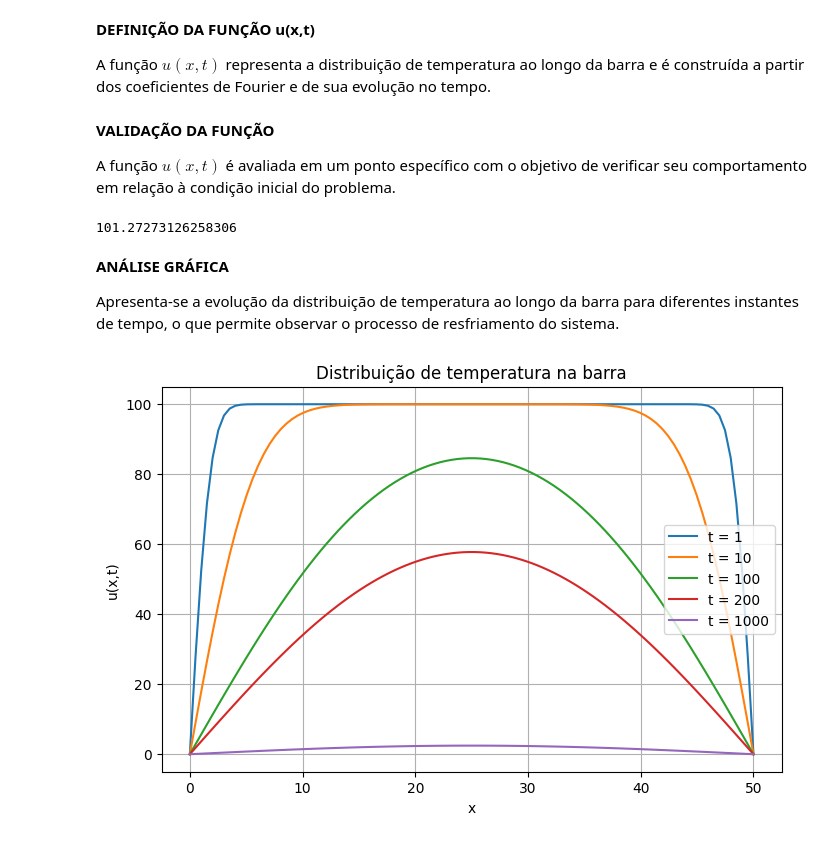
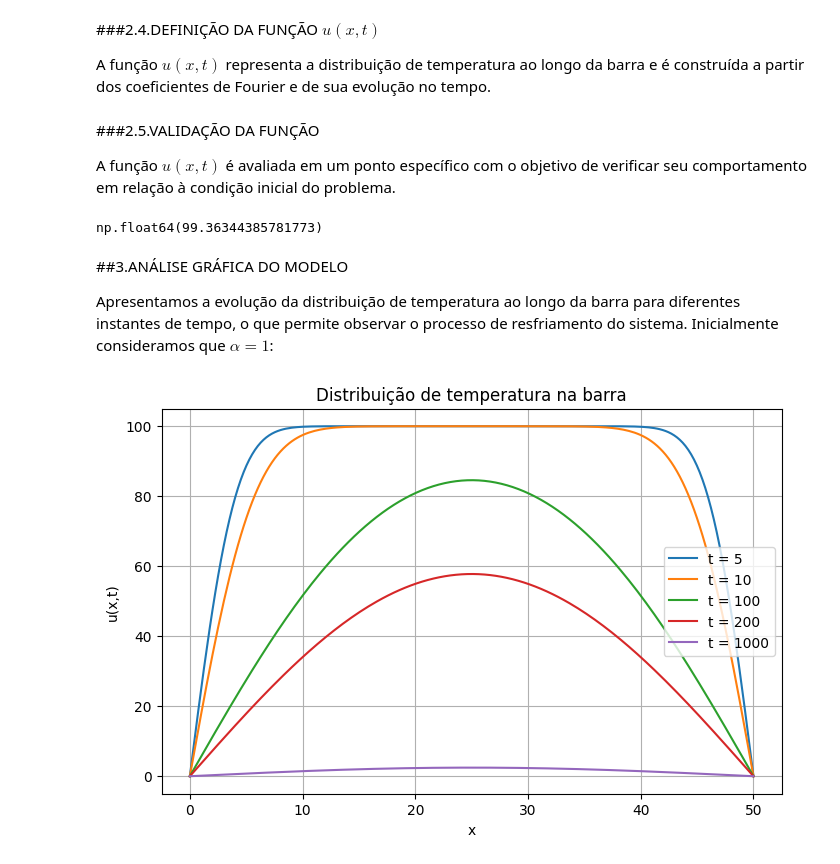
Before and after one commit to Adiel13/Proyecto_grupo3, a Jupyter notebook: Atividade_1_Fundamentos_Matemáticos.ipynb, the cells around one changed output. Cells and saved outputs as stored; diff of their text form; code cells hidden in the pictures.

```diff
--- a/Atividade_1_Fundamentos_Matemáticos.ipynb
+++ b/Atividade_1_Fundamentos_Matemáticos.ipynb
@@ -35,3 +52,4 @@ O objetivo é determinar a função $u(x,t)$ que descreve a distribuição de te
 # constantes da condição de fronteira
 L = 50
 T = 100
+alpha = 1
@@ -54,54 +73,57 @@ def F(n):
 
 A solução da equação do calor é representada como uma soma de termos da série de Fourier. Para fins computacionais, o somatório infinito é aproximado por um número finito de termos.
 # %%
-def somatorio(f, a, N=50):
+def somatorio(f, a, N=100):
     soma = 0
     for n in range(a, N+1):
         soma += f(n)
     return soma
 # %% [markdown]
-**DEFINIÇÃO DA FUNÇÃO u(x,t)**
+###2.4.DEFINIÇÃO DA FUNÇÃO $u(x,t)$
 
 A função $u(x,t)$ representa a distribuição de temperatura ao longo da barra e é construída a partir dos coeficientes de Fourier e de sua evolução no tempo.
 # %%
 def u(x, t):
     return 2/L * somatorio(
-        lambda n: F(n) * sin((n * pi / L) * x) * e**(-(n * pi / L)**2 * t),
+        lambda n: F(n) * np.sin((n * np.pi / L) * x) * np.exp(-(n * np.pi * alpha/ L)**2 * t),
         1
     )
 # %% [markdown]
-**VALIDAÇÃO DA FUNÇÃO**
+###2.5.VALIDAÇÃO DA FUNÇÃO
 
 A função $u(x,t)$ é avaliada em um ponto específico com o objetivo de verificar seu comportamento em relação à condição inicial do problema.
 # %%
 u(25, 0)
 # %% [output]
-101.27273126258306
+np.float64(99.36344385781773)
 # %% [markdown]
-**ANÁLISE GRÁFICA**
+##3.ANÁLISE GRÁFICA DO MODELO
 
 
-Apresenta-se a evolução da distribuição de temperatura ao longo da barra para diferentes instantes de tempo, o que permite observar o processo de resfriamento do sistema.
+Apresentamos a evolução da distribuição de temperatura ao longo da barra para diferentes instantes de tempo, o que permite observar o processo de resfriamento do sistema. Inicialmente consideramos que $\alpha = 1$:
 # %%
-# valores de x
-x_vals = np.linspace(0, L, 100)
+def grafico():
+  # valores de x
+  x_vals = np.linspace(0, L, 200)
 
-# tempos que queremos visualizar
-tempos = [ 1, 10,100, 200,1000]
+  # tempos que queremos visualizar
+  tempos = [ 5, 10,100, 200,1000]
 
-# plot
-plt.figure(figsize=(8,5))
+  # plot
+  plt.figure(figsize=(8,5))
 
-for t in tempos:
-    y = [u(x, t) for x in x_vals]
-    plt.plot(x_vals, y, label=f"t = {t}")
+  for t in tempos:
+      y = [u(x, t) for x in x_vals]
+      plt.plot(x_vals, y, label=f"t = {t}")
 
-plt.xlabel("x")
-plt.ylabel("u(x,t)")
-plt.title("Distribuição de temperatura na barra")
-plt.legend()
-plt.grid()
+  plt.xlabel("x")
+  plt.ylabel("u(x,t)")
+  plt.title("Distribuição de temperatura na barra")
+  plt.legend()
+  plt.grid()
 
-plt.show()
+  plt.show()
+
+grafico()
 # %% [output]
-[figure, old version]
+[figure, new version]
```
Also changed, not shown: parts of 16 cells of this notebook.
